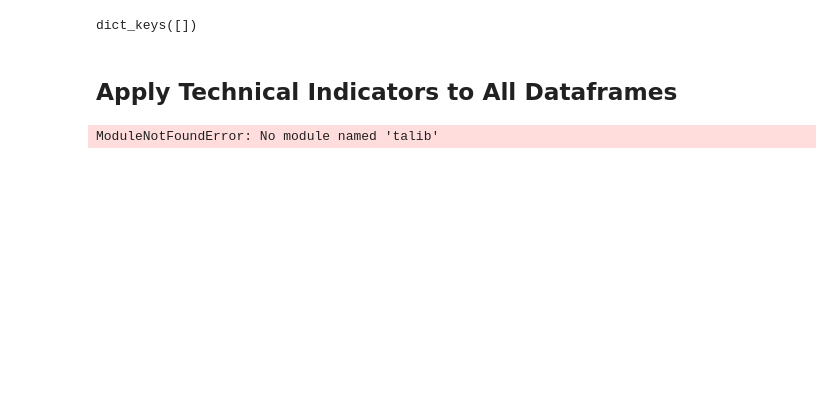
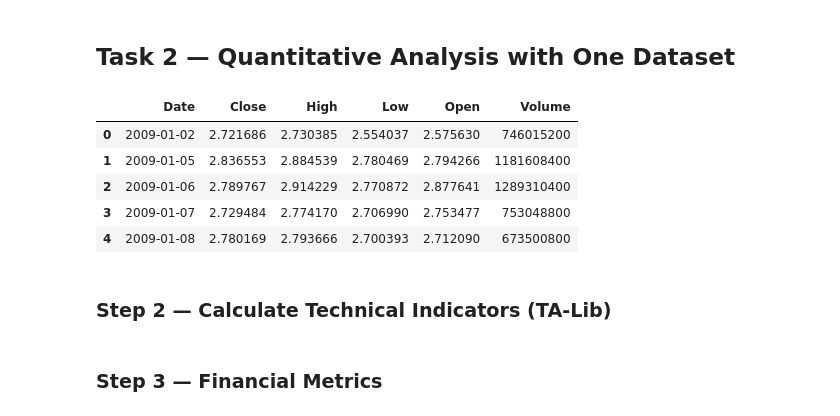
Before and after one commit to Kalalayu/Predicting-Price-Moves-with-News-Sentiment-week1, a Jupyter notebook: notebooks/quantitative_analysis.ipynb, the cells around one changed output. Drawn from its saved outputs; the diff is of its cells as text; code cells hidden in the pictures; blank space fills up the shorter version.

Commit message:
Task 2: Quantitative analysis for AAPL with TA-Lib indicators and returns

```diff
--- a/notebooks/quantitative_analysis.ipynb
+++ b/notebooks/quantitative_analysis.ipynb
@@ -3,43 +1,2 @@
-# %%
-import pandas as pd
-import glob
-
-# Path to datasets
-files = glob.glob("data/stocks/*.csv")
-
-stocks = {}   # dictionary to store each dataframe
-
-for file in files:
-    name = file.split("/")[-1].replace(".csv", "")  # filename without extension
-    df = pd.read_csv(file, parse_dates=['Date'])
-    df = df.sort_values("Date").reset_index(drop=True)
-    df['Ticker'] = name
-    stocks[name] = df
-
-stocks.keys()
-# %% [output]
-dict_keys([])
-# %% [markdown]
-## Apply Technical Indicators to All Dataframes
-# %%
-import talib
-
-def apply_indicators(df):
-    df['SMA_20'] = talib.SMA(df['Close'], timeperiod=20)
-    df['SMA_50'] = talib.SMA(df['Close'], timeperiod=50)
-    df['RSI_14'] = talib.RSI(df['Close'], timeperiod=14)
-
-    macd, macdsignal, macdhist = talib.MACD(
-        df['Close'], fastperiod=12, slowperiod=26, signalperiod=9
-    )
-    df['MACD'] = macd
-    df['MACD_signal'] = macdsignal
-    df['MACD_hist'] = macdhist
-
-    return df
-
-# Apply to all six datasets
-for ticker in stocks:
-    stocks[ticker] = apply_indicators(stocks[ticker])
-# %% [output]
-ModuleNotFoundError: No module named 'talib'
+# %% [markdown]
+##  Task 2 — Quantitative Analysis with One Dataset
@@ -45,0 +12,17 @@ ModuleNotFoundError: No module named 'talib'
+# %%
+# Path to your AAPL CSV file
+file_path = r"C:\Users\Dell\Pictures\Predicting-Price-Moves-with-News-Sentiment-week1\Predicting-Price-Moves-with-News-Sentiment-week1\data\AAPL.csv"
+
+df = pd.read_csv(file_path, parse_dates=['Date'])
+
+# Preview
+df.head()
+# %% [output]
+|  | Date | Close | High | Low | Open | Volume |
+| 0 | 2009-01-02 | 2.721686 | 2.730385 | 2.554037 | 2.575630 | 746015200 |
+| 1 | 2009-01-05 | 2.836553 | 2.884539 | 2.780469 | 2.794266 | 1181608400 |
+| 2 | 2009-01-06 | 2.789767 | 2.914229 | 2.770872 | 2.877641 | 1289310400 |
+| 3 | 2009-01-07 | 2.729484 | 2.774170 | 2.706990 | 2.753477 | 753048800 |
+| 4 | 2009-01-08 | 2.780169 | 2.793666 | 2.700393 | 2.712090 | 673500800 |
+# %% [markdown]
+### Step 2 — Calculate Technical Indicators (TA-Lib)
@@ -45,0 +39,2 @@ ModuleNotFoundError: No module named 'talib'
+# %% [markdown]
+### Step 3 — Financial Metrics
```
Also changed, not shown: parts of 6 cells of this notebook.
